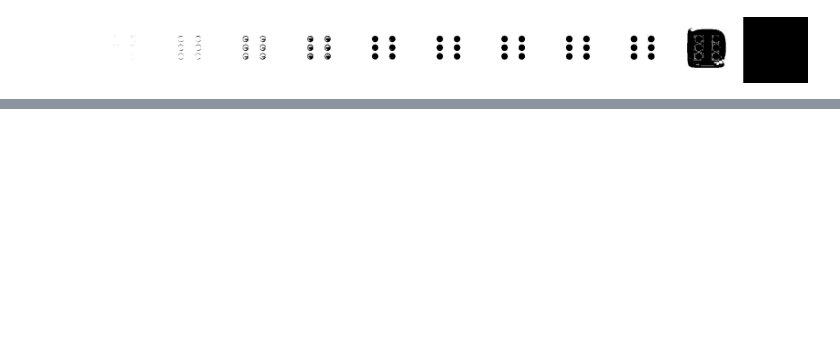
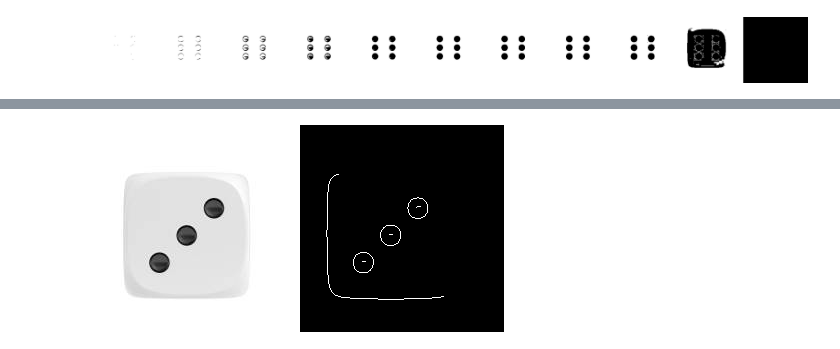
Before and after one commit to janicijevic/prmJulia, a Jupyter notebook: kockice.ipynb, the cells around one changed output, grey strips where cells are left out. Drawn from its saved outputs; the diff is of its cells as text; code cells hidden in the pictures; blank space fills up the shorter version.

```diff
--- a/kockice.ipynb
+++ b/kockice.ipynb
@@ -119,0 +183,5 @@ Die predicted: 4
+# %%
+img = copy(dice[3])
+[img Gray.(canny(img, (Percentile(99), Percentile(99)), 3))]
+# %% [output]
+[figure, added]
```
Also changed, not shown: parts of 20 cells of this notebook, 3 other files.
